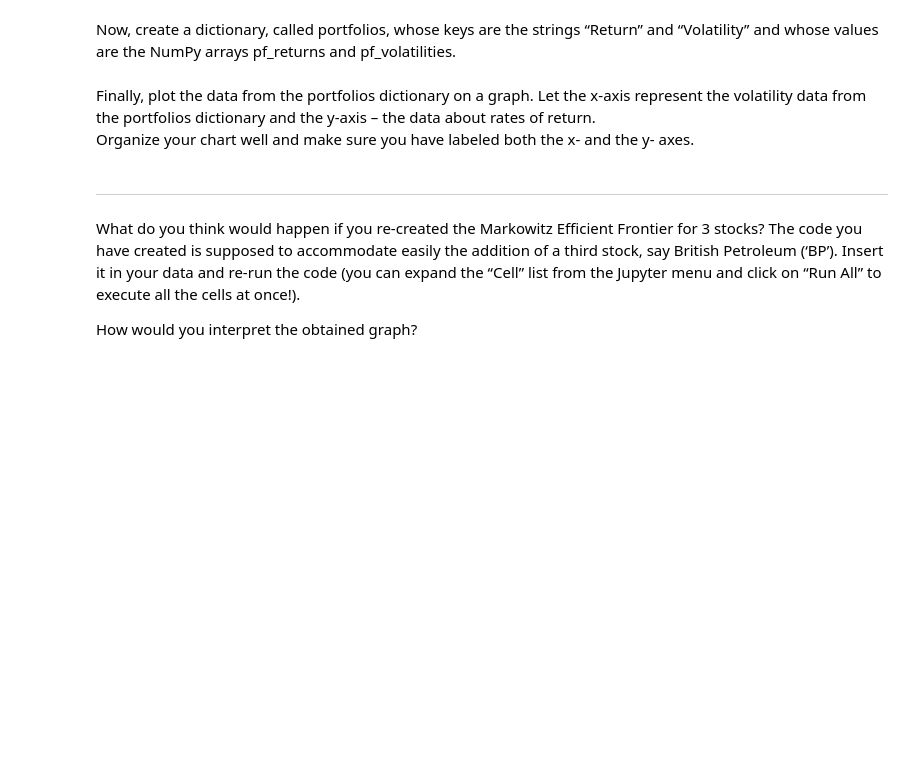
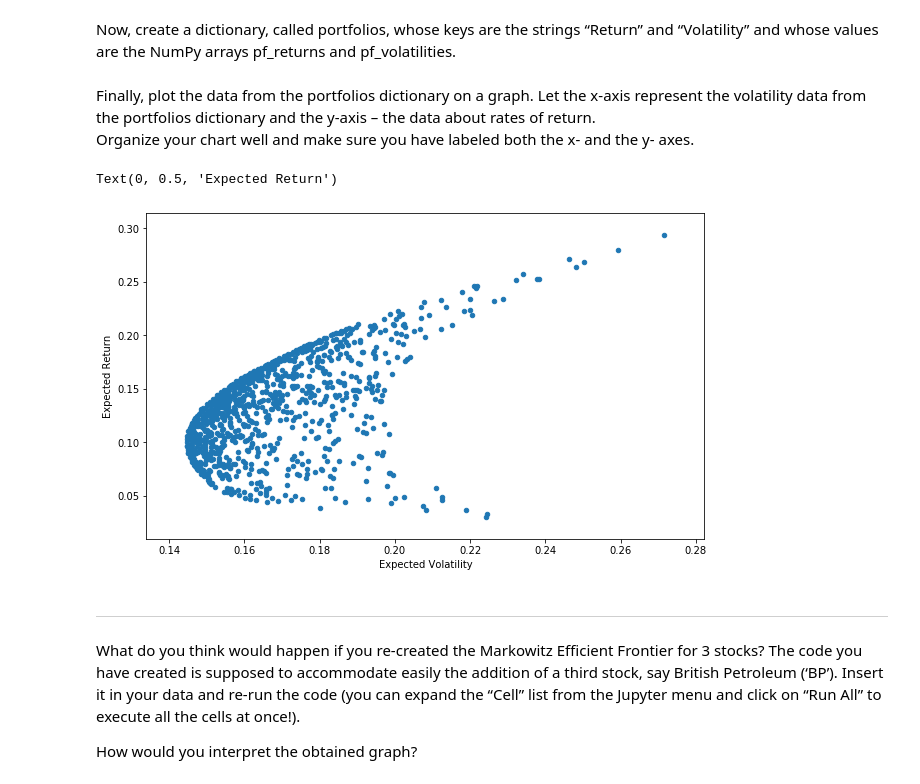
Before and after one commit to tomsun100/conda_notebooks, a Jupyter notebook: 5_Markowitz_Portfolio_Optimization/87 Obtaining the Efficient Frontier in Python - Part III/CSV/Python 3 CSV/Obtaining the Efficient Frontier - Part III - Exercise_CSV.ipynb, the cells around one changed output. Drawn from its saved outputs; the diff is of its cells as text; code cells hidden in the pictures; blank space fills up the shorter version.

```diff
--- a/5_Markowitz_Portfolio_Optimization/87 Obtaining the Efficient Frontier in Python - Part III/CSV/Python 3 CSV/Obtaining the Efficient Frontier - Part III - Exercise_CSV.ipynb
+++ b/5_Markowitz_Portfolio_Optimization/87 Obtaining the Efficient Frontier in Python - Part III/CSV/Python 3 CSV/Obtaining the Efficient Frontier - Part III - Exercise_CSV.ipynb
@@ -11,7 +11,7 @@ from pandas_datareader import data as wb
 import matplotlib.pyplot as plt
 %matplotlib inline
 
-assets = ['WMT', 'FB']
+assets = ['WMT', 'FB', 'BP']
 pf_data = pd.read_csv('WMT_FB_BP_2014_2017.csv', index_col='Date')
 # %%
 log_returns = np.log(pf_data / pf_data.shift(1))
@@ -64,8 +108,20 @@ pf_returns, pf_volatilities
 # %% [markdown]
 Now, create a dictionary, called portfolios, whose keys are the strings “Return” and “Volatility” and whose values are the NumPy arrays pf_returns and pf_volatilities.
+# %%
+portfolios = pd.DataFrame({
+    'Return': pf_returns,
+    'Volatility': pf_volatilities
+})
 # %% [markdown]
 Finally, plot the data from the portfolios dictionary on a graph. Let the x-axis represent the volatility data from the portfolios dictionary and the y-axis – the data about rates of return. <br />
 Organize your chart well and make sure you have labeled both the x- and the y- axes.
+# %%
+portfolios.plot(x='Volatility', y='Return', kind='scatter', figsize=(10, 6));
+plt.xlabel('Expected Volatility')
+plt.ylabel('Expected Return')
+# %% [output]
+Text(0, 0.5, 'Expected Return')
+[figure, added]
 # %% [markdown]
 ******
 # %% [markdown]
```
Also changed, not shown: parts of 7 cells of this notebook, 20 other files.
